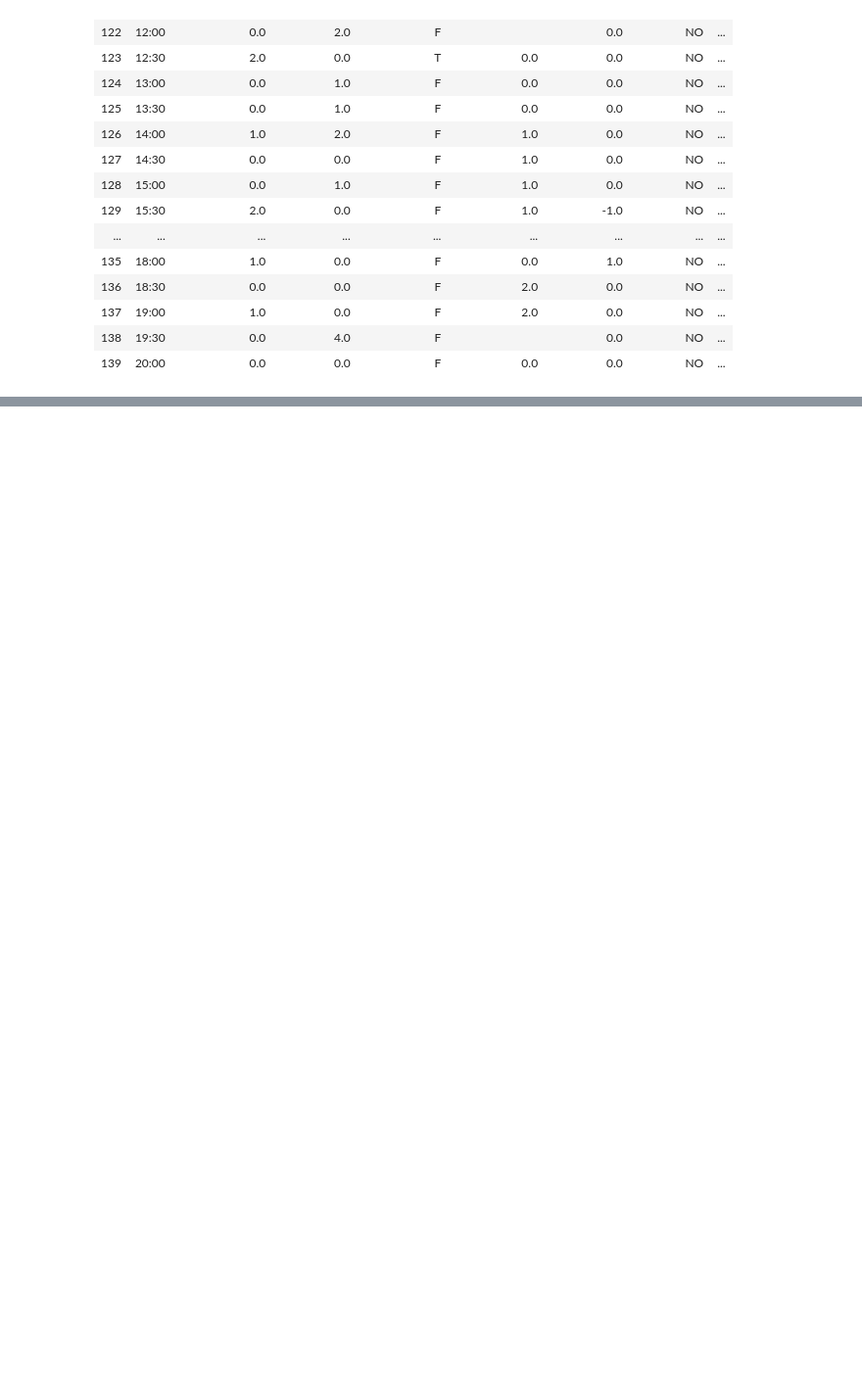
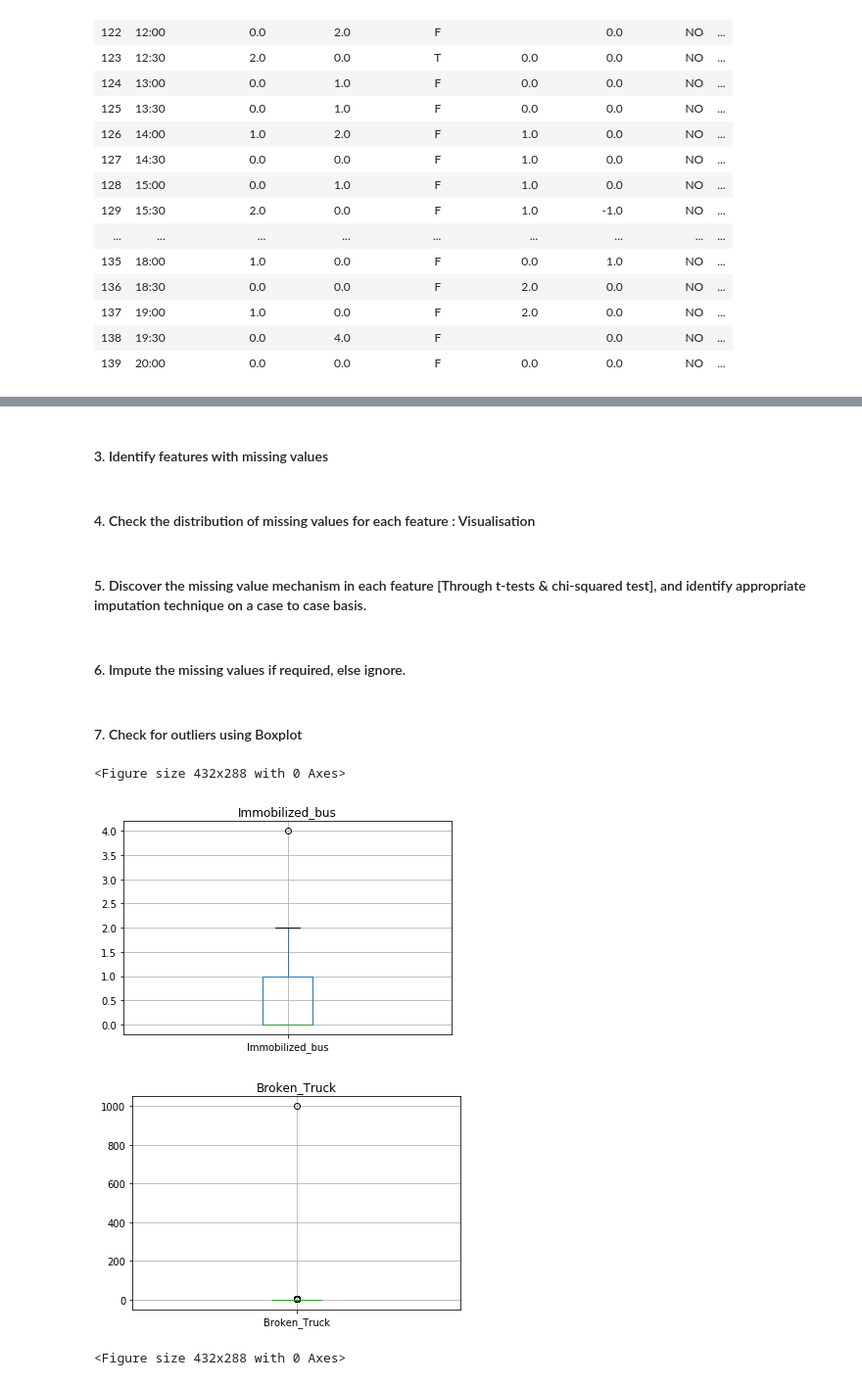
Before and after one commit to bhargavaapoorv/DataScienceOnTraffic, a Jupyter notebook: Feature Engg Project_Urban Traffic Prediction.ipynb, the cells around one changed output, grey strips where cells are left out. Shown at 98% size. Cells and saved outputs as stored; diff of their text form; code cells hidden in the pictures; blank space fills up the shorter version.

```diff
--- a/Feature Engg Project_Urban Traffic Prediction.ipynb
+++ b/Feature Engg Project_Urban Traffic Prediction.ipynb
@@ -94,8 +97,3 @@ df.tail(n = 20)
 | 137 | 19:00 | 1.0 | 0.0 | F | 2.0 | 0.0 | NO | ... |
 | 138 | 19:30 | 0.0 | 4.0 | F |  | 0.0 | NO | ... |
 | 139 | 20:00 | 0.0 | 0.0 | F | 0.0 | 0.0 | NO | ... |
-# %%
-df.replace(' ', np.nan, inplace=True) #Replacing blank spaces by NaN
-df['Running_over'].replace(to_replace = [-1,' NO'], value = np.nan, inplace= True, method = 'pad')
-df['Manifestations'].replace(to_replace = -1 , value = np.nan, inplace= True, method = 'pad')
-df.dropna()
@@ -115,0 +102,18 @@ df.dropna()
+# %%
+print(df.dtypes)
+
+# Remove trailing and leading spaces from field values.
+
+df = df.apply(lambda x: x.str.strip() if x.dtype == "object" else x)
+
+# Mapping values in certain features
+
+df['Fire_vehicles'] = df['Fire_vehicles'].map({'YES': 1, 'NO': 0});
+
+#df['Vehicle_excess'] = df['Vehicle_excess'].map({'T': 1, 'F': 0,'t': 1, 'f': 0,'NO': 0, 'YES': 1  })
+TO_CLARIFY : Why do we need to transform the values for 'Vehicle_excess' ? It has discrete boolean values.
+
+df['Running_over'] = df['Running_over'].replace({'NO': 0, 'YES': 1})
+df['Hour'] = df['Hour'].map({'7:00':1,'7:30':2,'8:00':3,'8:30':4,'9:00':5,'9:30':6,'10:00':7,'10:30':8,'11:00':9,'11:30':10,'12:00':11,'12:30':12,'13:00':13,'13:30':14,'14:00':15,
+                             '14:30':16,'15:00':17,'15:30':18,'15:30':19,'16:00':20,'16:30':21,'17:00':22,'17:30':23,'18:00':24,
+                             '18:30':25,'19:00':26,'19:30':27,'20:00':28})
@@ -116 +140,24 @@ df.dropna()
+# %% [markdown]
+#### 3. Identify features with missing values
+# %% [markdown]
+#### 4. Check the distribution of missing values for each feature : Visualisation
+# %% [markdown]
+#### 5. Discover the missing value mechanism in each feature [Through t-tests & chi-squared test], and identify appropriate imputation technique on a case to case basis.
+# %% [markdown]
+#### 6. Impute the missing values if required, else ignore.
+# %% [markdown]
+#### 7. Check for outliers using Boxplot
+# %%
+df.boxplot(column=['Immobilized_bus'])
+plt.title('Immobilized_bus')
+plt.figure()
+
+boxplot = df.boxplot(column=['Broken_Truck'])
+plt.title('Broken_Truck')
+plt.figure()
+# %% [output]
+<Figure size 432x288 with 0 Axes>
+[figure, added]
+[figure, added]
+<Figure size 432x288 with 0 Axes>
 # %% [markdown]
```
Also changed, not shown: parts of 13 cells of this notebook.
